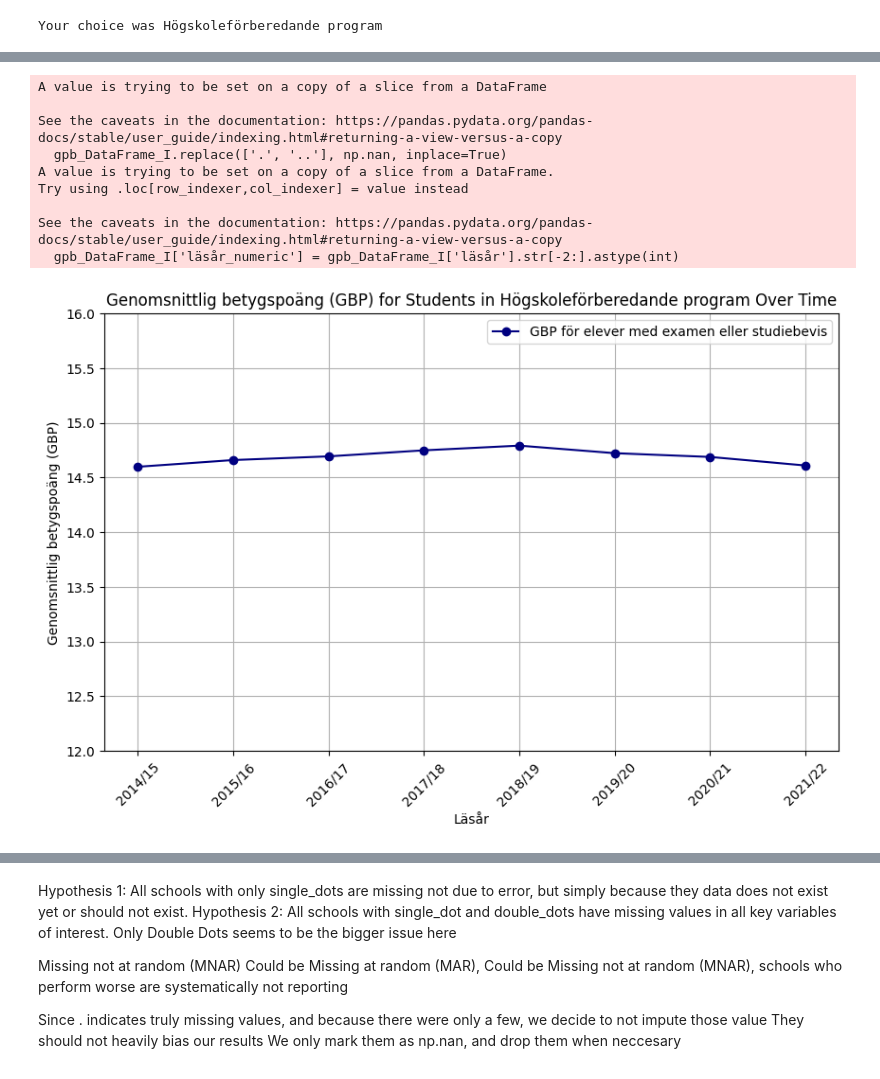
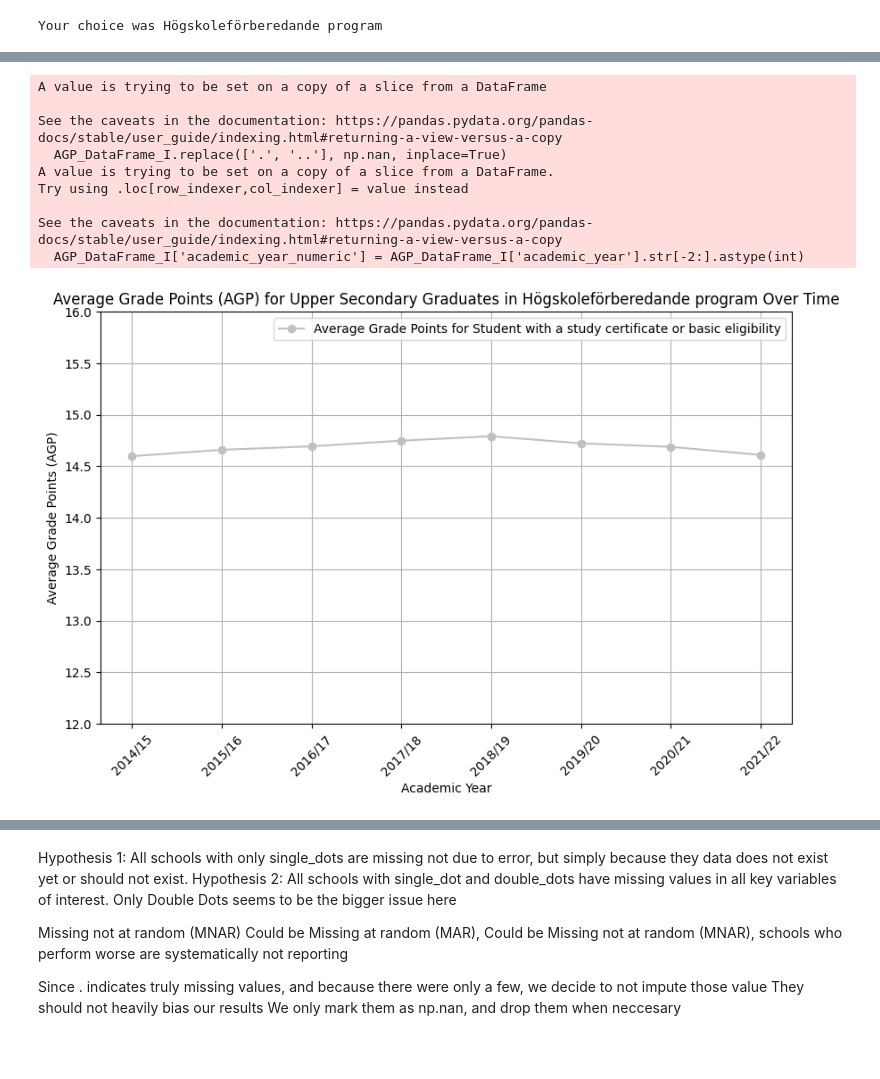
Before and after one commit to andrescruzsanchez/5350-Thesis-in-Economics, a Jupyter notebook: Code/gymnasieskola.ipynb, the cells around one changed output, grey strips where cells are left out. Saved outputs shown, nothing was run; the diff lists cells and outputs as text; code cells hidden in the pictures.

Commit message:
Svenska to English
I try to change as much as possible of my Swedish words to english, still have to go through it one last time to make it 100% english

```diff
--- a/Code/gymnasieskola.ipynb
+++ b/Code/gymnasieskola.ipynb
@@ -40,12 +49,12 @@ all_files = glob.glob(os.path.join(path, "*.xlsx"))
 # Sort the files (ascending by default)
 all_files.sort()
 
-# Predefined list of LÄSÅR (ensure this list matches the number of files and in the right order of how python reads the folder (ascending or descending))
+# Predefined list of ACADEMIC_YEAR (ensure this list matches the number of files and in the right order of how python reads the folder (ascending or descending))
 
 # Excel files are for the cohort finishing upper secondary school
 # We are mainly interested in average scores from their first year at upper secondary school, therefore the DataSets need to be lagged by two years
 # With the lag the year ranges from 2014/15 to 2021/22, which is manually done below
-LÄSÅR = ['2014/15', '2015/16', '2016/17','2017/18', '2018/19', '2019/20', '2020/21', '2021/22']
+ACADEMIC_YEAR = ['2014/15', '2015/16', '2016/17','2017/18', '2018/19', '2019/20', '2020/21', '2021/22']
 
 # Defining a function
 def read_excel_files(sheet_name):
@@ -82,11 +91,11 @@ def read_excel_files(sheet_name):
             # Assign the extracted column names
             df.columns = column_names
 
-        # Add the "läsår_vår" column using the predefined years list
-        df["läsår"] = LÄSÅR[i]
+        # Add the "academic_year" column using the predefined years list
+        df['academic_year'] = ACADEMIC_YEAR[i]
 
-        # Add the "skolform" column with the fixed value 'gymnasieskola'
-        df["skolform"] = 'gymnasieskola'
+        # Add the "educational_stage" column with the fixed value 'upper secondary school'
+        df["educational_stage"] = 'upper secondary school'
 
         # Append the DataFrame to the list
         li.append(df)
@@ -144,63 +169,63 @@ DataFrame_I.drop(columns=columns_to_drop, axis=1, inplace=True)
 # %%
-# Step 2 - A Side Analysis - Plot for Genomsnittlig Betygspoäng (GBP)
+# Step 2 - A Side Analysis - Plot for Average Grade Points (AGP)
 
-# Genomsnittlig Betygspoäng (GBP)
-gpb_DataFrame_I = DataFrame_I[['skolform', 'läsår', 'GBP_för_elever_med_examen_eller_studiebevis']]
+# Average Grade Points (AGP)
+AGP_DataFrame_I = DataFrame_I[['educational_stage', 'academic_year', 'AGP_students_with_study_certificate_or_basic_eligibility']]
 
-# Dropping GBP_för_elever_med_examen_eller_studiebevis from the main DataFrame
-DataFrame_I.drop('GBP_för_elever_med_examen_eller_studiebevis', axis=1, inplace=True)
+# Dropping AGP_students_with_study_certificate_or_basic_eligibility from the main DataFrame
+DataFrame_I.drop('AGP_students_with_study_certificate_or_basic_eligibility', axis=1, inplace=True)
 
-# Replacing . and .. with np.nan in the gpb_DataFrame
-gpb_DataFrame_I.replace(['.', '..'], np.nan, inplace=True)
+# Replacing . and .. with np.nan in the AGP_DataFrame_I
+AGP_DataFrame_I.replace(['.', '..'], np.nan, inplace=True)
 
 # Extract the last two digits (YY) for sorting
-gpb_DataFrame_I['läsår_numeric'] = gpb_DataFrame_I['läsår'].str[-2:].astype(int)
+AGP_DataFrame_I['academic_year_numeric'] = AGP_DataFrame_I['academic_year'].str[-2:].astype(int)
 
-# Group by 'läsår' and calculate the mean
-df_plot = gpb_DataFrame_I.groupby(['läsår', 'läsår_numeric']).agg(
-    {'GBP_för_elever_med_examen_eller_studiebevis': 'mean'}
+# Group by 'academic_year' and calculate the mean
+df_plot = AGP_DataFrame_I.groupby(['academic_year', 'academic_year_numeric']).agg(
+    {'AGP_students_with_study_certificate_or_basic_eligibility': 'mean'}
 ).reset_index()
 
-# Sort DataFrame by 'läsår_numeric' (ensures chronological order)
-df_plot = df_plot.sort_values(by='läsår_numeric')
+# Sort DataFrame by 'academic_year_numeric' (ensures chronological order)
+df_plot = df_plot.sort_values(by='academic_year_numeric')
 
 # Create the plot
 plt.figure(figsize=(10, 6))
-plt.plot(df_plot['läsår'],  # Using 'läsår' (YYYY/YY) for x-axis labels
-         df_plot['GBP_för_elever_med_examen_eller_studiebevis'],
+plt.plot(df_plot['academic_year'],  # Using 'läsår' (YYYY/YY) for x-axis labels
+         df_plot['AGP_students_with_study_certificate_or_basic_eligibility'],
          marker='o',
-         label='GBP för elever med examen eller studiebevis',
-         color='navy')
+         label='Average Grade Points for Student with a study certificate or basic eligibility',
+         color='silver')
 
 # Adjusting Y-axis
 plt.ylim(12, 16)
 
 # Show all years on the X-axis and rotate for better readability
-plt.xticks(df_plot['läsår'], rotation=45)
+plt.xticks(df_plot['academic_year'], rotation=45)
 
 # Add titles and labels
-plt.title(f'Genomsnittlig betygspoäng (GBP) for Students in {program} Over Time')
-plt.xlabel('Läsår')
-plt.ylabel('Genomsnittlig betygspoäng (GBP)')
+plt.title(f'Average Grade Points (AGP) for Upper Secondary Graduates in {program} Over Time')
+plt.xlabel('Academic Year')
+plt.ylabel('Average Grade Points (AGP)')
 plt.legend()
 plt.grid(True)
 
 # Display the plot
 plt.show()
 
 # Deleting from global namespace
 del df_plot
 # %% [output]
 A value is trying to be set on a copy of a slice from a DataFrame
 
 See the caveats in the documentation: https://pandas.pydata.org/pandas-docs/stable/user_guide/indexing.html#returning-a-view-versus-a-copy
-  gpb_DataFrame_I.replace(['.', '..'], np.nan, inplace=True)
+  AGP_DataFrame_I.replace(['.', '..'], np.nan, inplace=True)
 A value is trying to be set on a copy of a slice from a DataFrame.
 Try using .loc[row_indexer,col_indexer] = value instead
 
 See the caveats in the documentation: https://pandas.pydata.org/pandas-docs/stable/user_guide/indexing.html#returning-a-view-versus-a-copy
-  gpb_DataFrame_I['läsår_numeric'] = gpb_DataFrame_I['läsår'].str[-2:].astype(int)
+  AGP_DataFrame_I['academic_year_numeric'] = AGP_DataFrame_I['academic_year'].str[-2:].astype(int)
-[figure, old version]
+[figure, new version]
 # %%
 # Step 2 - A Side Analysis - Types of Missing Data
 
```
Also changed, not shown: parts of 22 cells of this notebook, 7 other files.
